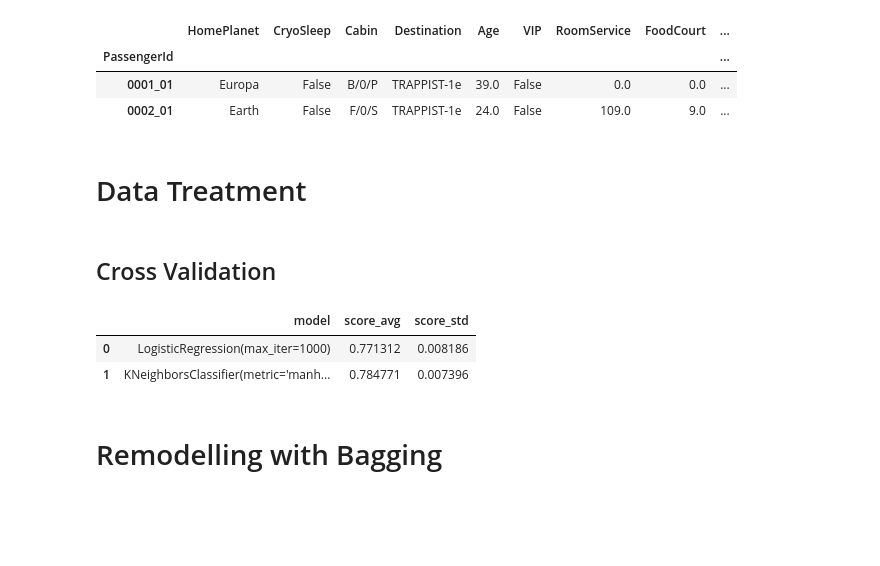
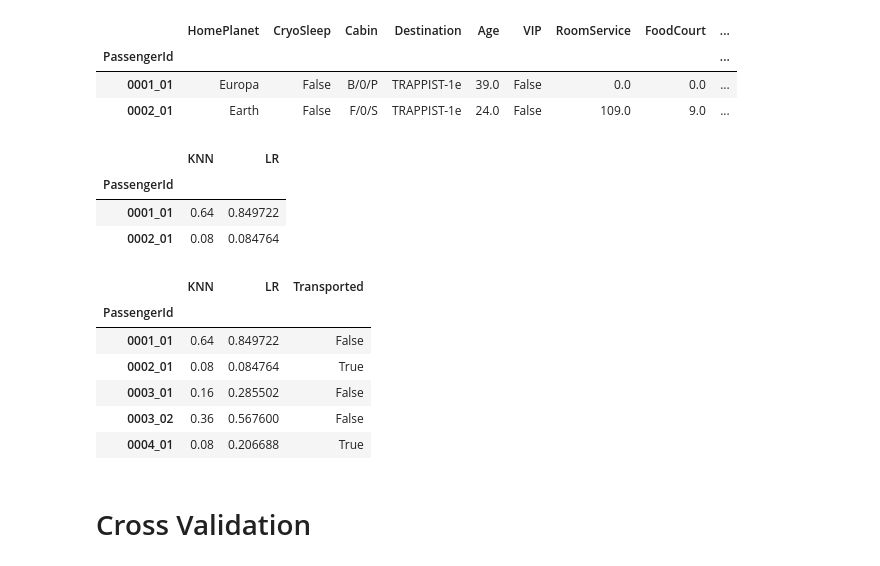
Before and after one commit to kisukegremory/Kaggle, a Jupyter notebook: Spaceship Titanic/ML - Bagging Models.ipynb, the cells around one changed output. Drawn from its saved outputs; the diff is of its cells as text; code cells hidden in the pictures; blank space fills up the shorter version.

Commit message:
feat(Spaceship Titanic): ensemble models and using sklearn pipeline with grid search

```diff
--- a/Spaceship Titanic/ML - Bagging Models.ipynb
+++ b/Spaceship Titanic/ML - Bagging Models.ipynb
@@ -13,5 +17,3 @@ df_train.head(2)
 | PassengerId |  |  |  |  |  |  |  |  | ... |
 | 0001_01 | Europa | False | B/0/P | TRAPPIST-1e | 39.0 | False | 0.0 | 0.0 | ... |
 | 0002_01 | Earth | False | F/0/S | TRAPPIST-1e | 24.0 | False | 109.0 | 9.0 | ... |
-# %% [markdown]
-# Data Treatment
@@ -79,3 +19,0 @@ def feature_enginnering(df: pd.DataFrame) -> pd.DataFrame:
-# %%
-df_train = treat_dataset(df_train.copy())
-df_train = feature_enginnering(df_train)
@@ -90,2 +20,23 @@ from sklearn.neighbors import KNeighborsClassifier
+# %%
+ensemble_df = pd.concat([
+    pd.read_csv(f'data/ensemble/{file}',index_col='PassengerId') for file in os.listdir('data/ensemble/')
+],axis=1)
+ensemble_df.head(2)
+# %% [output]
+|  | KNN | LR |
+| PassengerId |  |  |
+| 0001_01 | 0.64 | 0.849722 |
+| 0002_01 | 0.08 | 0.084764 |
+# %%
+df = pd.concat([ensemble_df.loc[df_train.index],df_train[['Transported']]],axis=1)
+df.head()
+# %% [output]
+|  | KNN | LR | Transported |
+| PassengerId |  |  |  |
+| 0001_01 | 0.64 | 0.849722 | False |
+| 0002_01 | 0.08 | 0.084764 | True |
+| 0003_01 | 0.16 | 0.285502 | False |
+| 0003_02 | 0.36 | 0.567600 | False |
+| 0004_01 | 0.08 | 0.206688 | True |
 # %% [markdown]
-## Cross Validation
+# Cross Validation
@@ -109,9 +42,0 @@ models = [
-# %%
-df_eva = [model_evaluation(model,X_train,y_train) for model in models]
-pd.DataFrame(df_eva)
-# %% [output]
-|  | model | score_avg | score_std |
-| 0 | LogisticRegression(max_iter=1000) | 0.771312 | 0.008186 |
-| 1 | KNeighborsClassifier(metric='manh... | 0.784771 | 0.007396 |
-# %% [markdown]
-# Remodelling with Bagging
```
Also changed, not shown: parts of 21 cells of this notebook, 8 other files.
